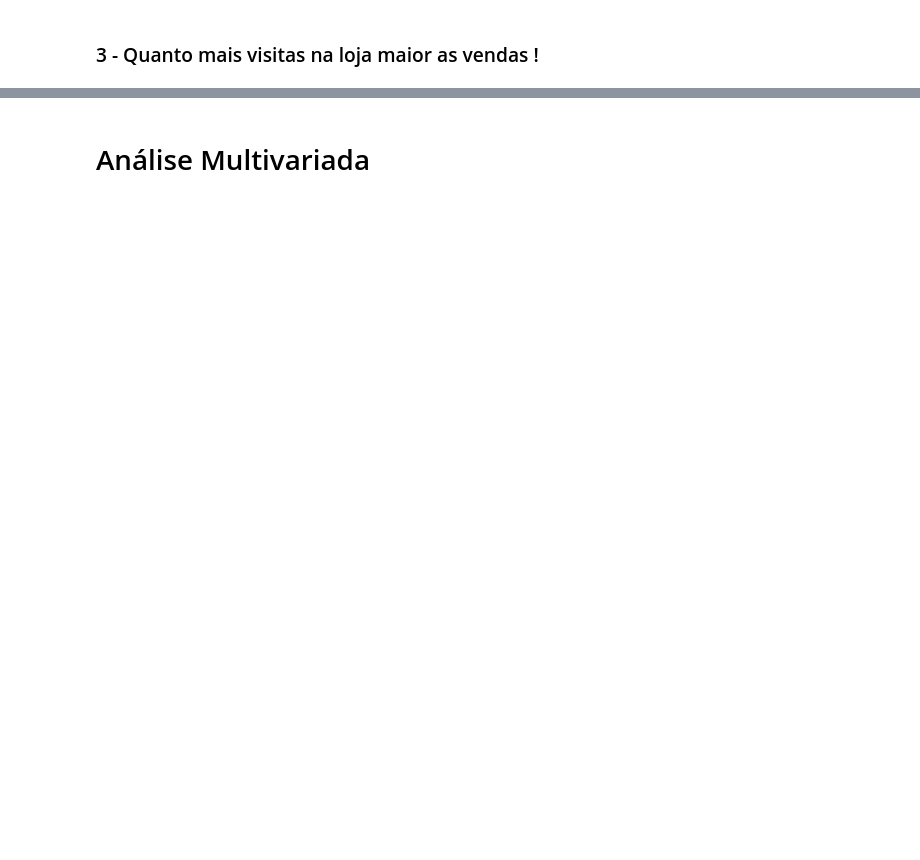
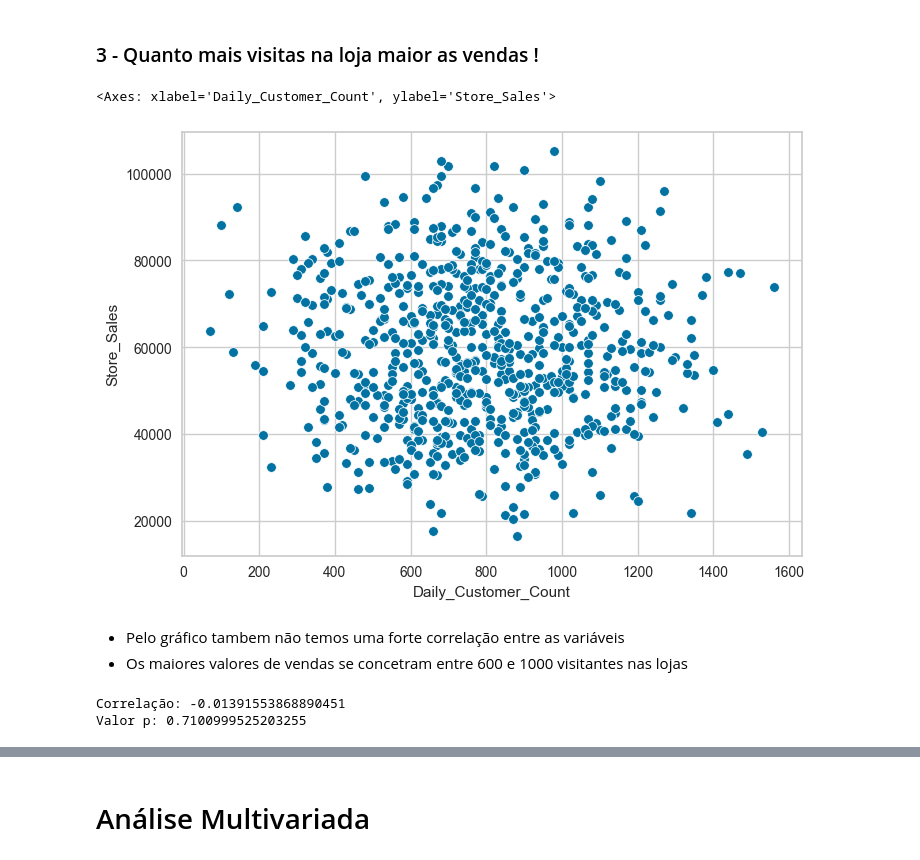
Before and after one commit to Eric-Oliveira-ds/Supermarket-store-sales-prediction, a Jupyter notebook: notebooks/Supermarket Store Sales Prediction.ipynb, the cells around one changed output, grey strips where cells are left out. Cells and saved outputs as stored; diff of their text form; code cells hidden in the pictures; blank space fills up the shorter version.

```diff
--- a/notebooks/Supermarket Store Sales Prediction.ipynb
+++ b/notebooks/Supermarket Store Sales Prediction.ipynb
@@ -83,2 +214,17 @@ test.shape
 # %% [markdown]
 ### 3 - Quanto mais visitas na loja maior as vendas !
+# %%
+sns.scatterplot(x=df_train['Daily_Customer_Count'], y=df_train['Store_Sales'])
+# %% [output]
+<Axes: xlabel='Daily_Customer_Count', ylabel='Store_Sales'>
+[figure, added]
+# %% [markdown]
+- Pelo gráfico tambem não temos uma forte correlação entre as variáveis
+- Os maiores valores de vendas se concetram entre 600 e 1000 visitantes nas lojas
+# %%
+corr, p_value = pearsonr(df_train['Daily_Customer_Count'], df_train['Store_Sales'])
+print('Correlação:', corr)
+print('Valor p:', p_value)
+# %% [output]
+Correlação: -0.01391553868890451
+Valor p: 0.7100999525203255
```
Also changed, not shown: parts of 34 cells of this notebook.
